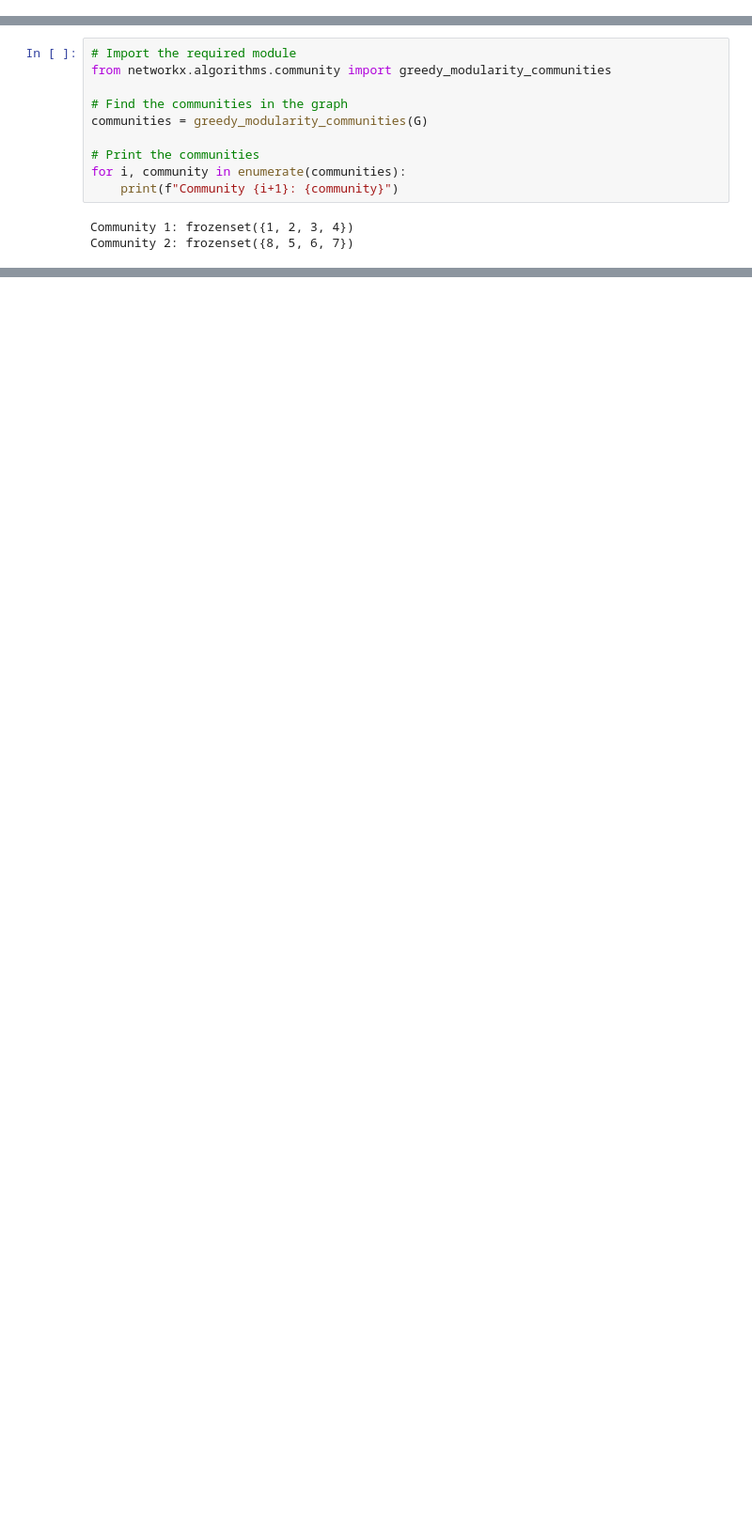
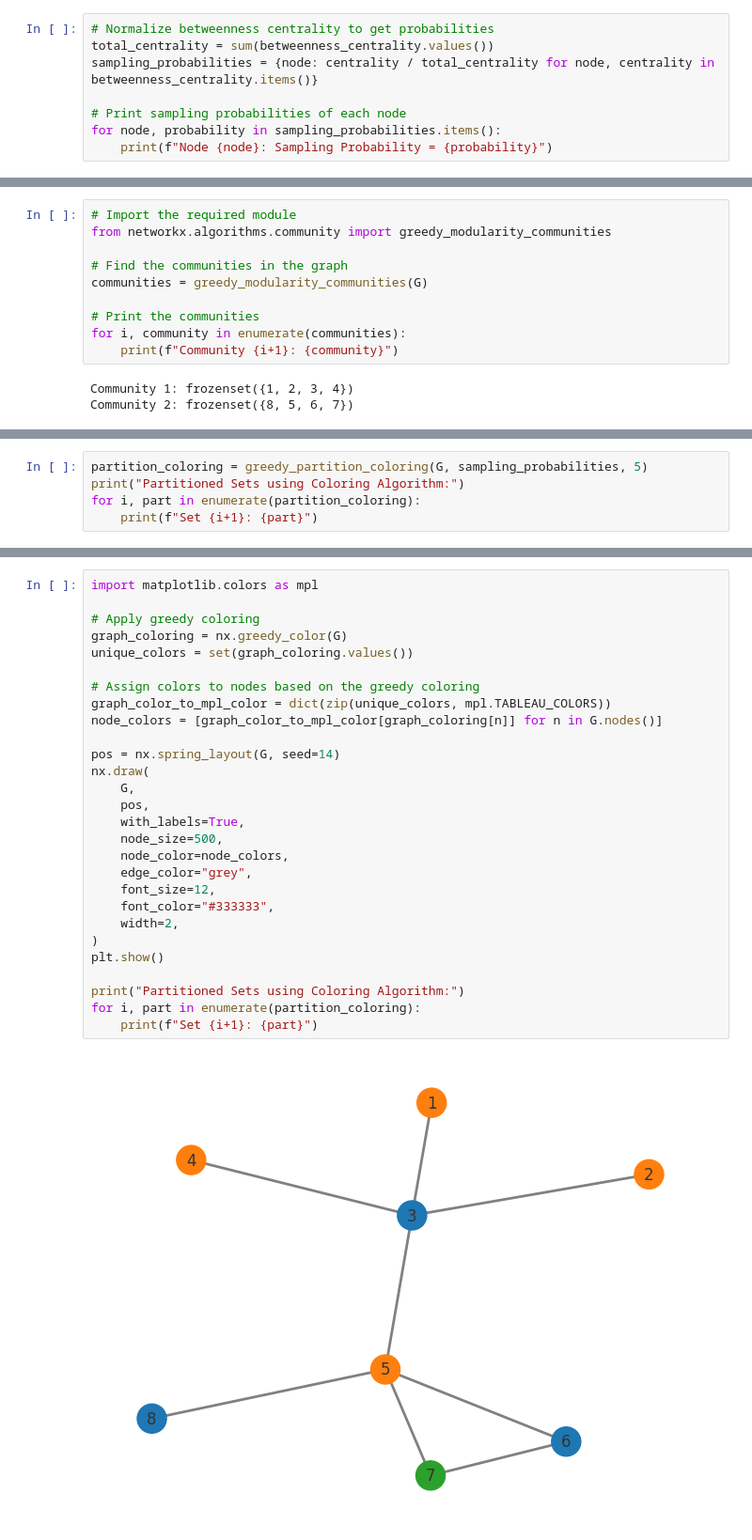
Before and after one commit to sararst/Malcom, a Jupyter notebook: Project/experiment.ipynb, the cells around one changed output, grey strips where cells are left out. Shown at 94% size. Saved outputs shown, nothing was run; the diff lists cells and outputs as text; blank space fills up the shorter version.

```diff
--- a/Project/experiment.ipynb
+++ b/Project/experiment.ipynb
@@ -80,0 +83,8 @@ Node    Betweenness Centrality
+# %%
+# Normalize betweenness centrality to get probabilities
+total_centrality = sum(betweenness_centrality.values())
+sampling_probabilities = {node: centrality / total_centrality for node, centrality in betweenness_centrality.items()}
+
+# Print sampling probabilities of each node
+for node, probability in sampling_probabilities.items():
+    print(f"Node {node}: Sampling Probability = {probability}")
@@ -93,0 +163,5 @@ Community 2: frozenset({8, 5, 6, 7})
+# %%
+partition_coloring = greedy_partition_coloring(G, sampling_probabilities, 5)
+print("Partitioned Sets using Coloring Algorithm:")
+for i, part in enumerate(partition_coloring):
+    print(f"Set {i+1}: {part}")
@@ -93,0 +173,30 @@ Community 2: frozenset({8, 5, 6, 7})
+# %%
+import matplotlib.colors as mpl
+
+# Apply greedy coloring
+graph_coloring = nx.greedy_color(G)
+unique_colors = set(graph_coloring.values())
+
+# Assign colors to nodes based on the greedy coloring
+graph_color_to_mpl_color = dict(zip(unique_colors, mpl.TABLEAU_COLORS))
+node_colors = [graph_color_to_mpl_color[graph_coloring[n]] for n in G.nodes()]
+
+pos = nx.spring_layout(G, seed=14)
+nx.draw(
+    G,
+    pos,
+    with_labels=True,
+    node_size=500,
+    node_color=node_colors,
+    edge_color="grey",
+    font_size=12,
+    font_color="#333333",
+    width=2,
+)
+plt.show()
+
+print("Partitioned Sets using Coloring Algorithm:")
+for i, part in enumerate(partition_coloring):
+    print(f"Set {i+1}: {part}")
+# %% [output]
+[figure, added]
```
Also changed, not shown: parts of 10 cells of this notebook, 1 other file.
